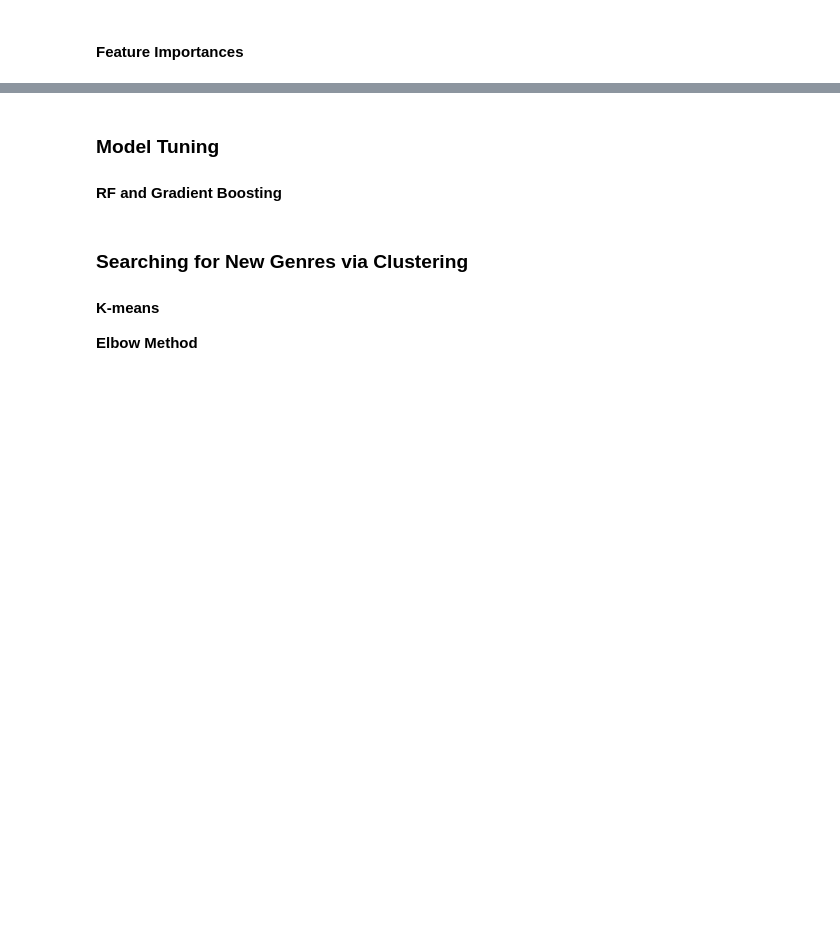
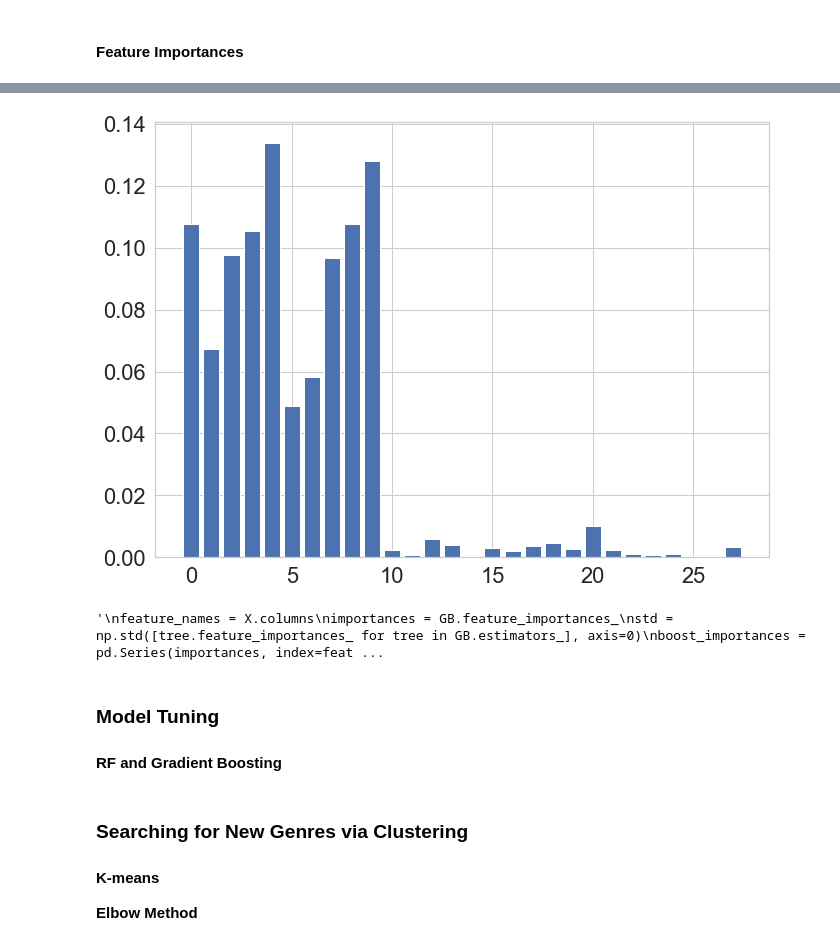
Before and after one commit to mattzhao-R/spotify, a Jupyter notebook: draft_analysis.ipynb, the cells around one changed output, grey strips where cells are left out. Drawn from its saved outputs; the diff is of its cells as text; code cells hidden in the pictures; blank space fills up the shorter version.

Commit message:
rerun with feature importances and new clusters

```diff
--- a/draft_analysis.ipynb
+++ b/draft_analysis.ipynb
@@ -249,17 +247,25 @@ fig.tight_layout()
 # %%
 # Gradient Boost
-GB = y_test_preds['GBoost']
+GB = y_test_preds['GBoost'][2]
 
+plt.bar(range(len(GB.feature_importances_)), GB.feature_importances_)
+plt.show()
+
+'''
 feature_names = X.columns
 importances = GB.feature_importances_
-std = np.std([tree.feature_importances_ for b in GB.estimators_], axis=0)
+std = np.std([tree.feature_importances_ for tree in GB.estimators_], axis=0)
 boost_importances = pd.Series(importances, index=feature_names)
 
 fig, ax = plt.subplots(figsize =(16, 9))
 boost_importances.plot.bar(yerr=std, ax=ax)
 ax.set_title("Feature importances")
 ax.set_ylabel("Mean decrease in impurity")
 fig.tight_layout()
+'''
+# %% [output]
+[figure, added]
+'\nfeature_names = X.columns\nimportances = GB.feature_importances_\nstd = np.std([tree.feature_importances_ for tree in GB.estimators_], axis=0)\nboost_importances = pd.Series(importances, index=feat ...
 # %% [markdown]
 ### Model Tuning
 
```
Also changed, not shown: parts of 19 cells of this notebook.
